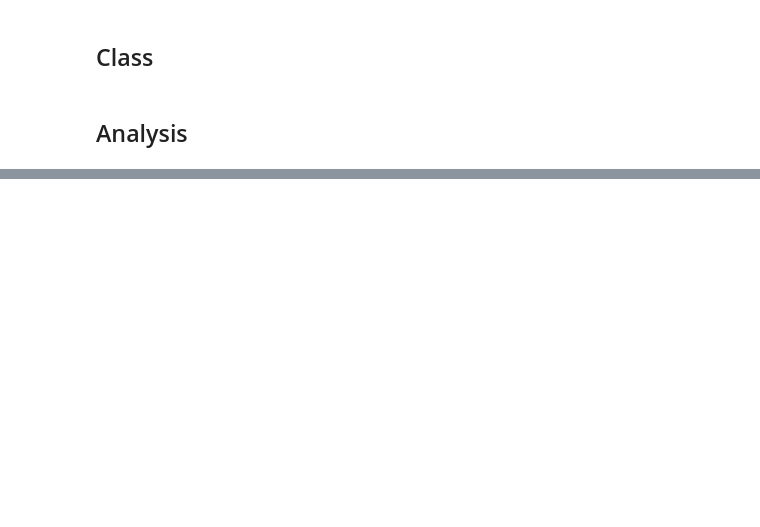
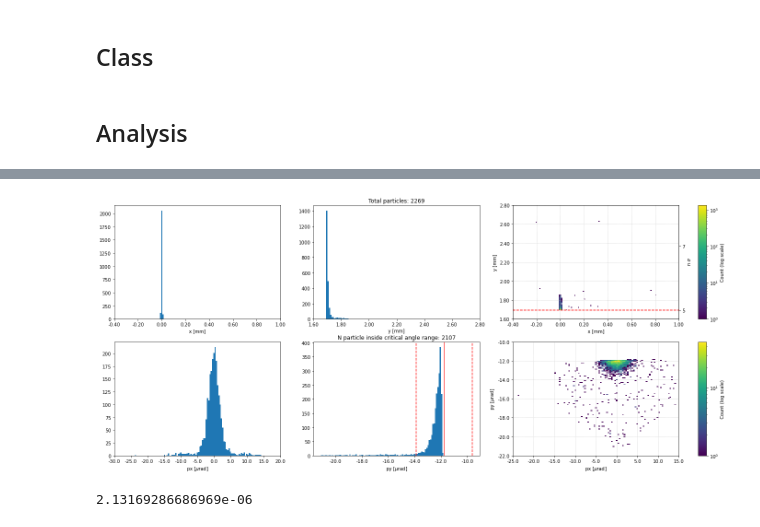
Before and after one commit to chiaramaccani/two_cryst_sim, a Jupyter notebook: Monitors_analysis_notebook.ipynb, the cells around one changed output, grey strips where cells are left out. Drawn from its saved outputs; the diff is of its cells as text; code cells hidden in the pictures; blank space fills up the shorter version.

```diff
--- a/Monitors_analysis_notebook.ipynb
+++ b/Monitors_analysis_notebook.ipynb
@@ -834,0 +840,4 @@ TARGET.data.where(((TARGET.data.loc[ 'x', :, 1] > TARGET.abs_x_low) & (TARGET.da
+# %%
+file_path_xsuite = Path('/eos/home-c/cmaccani/xsuite_sim/twocryst_sim/Condor/TEST__xsuite_20231206-1836/Job.1/Outputdata/')
+file_path_simple = Path('/eos/home-c/cmaccani/xsuite_sim/twocryst_sim/Condor/TEST__simple_model_20231206-1835/Job.1/Outputdata')
+#file_path_simple = Path('/afs/cern.ch/work/c/cmaccani/xsuite_sim/twocryst_sim/Outputdata/Bjorn_model')
@@ -834,0 +946,12 @@ TARGET.data.where(((TARGET.data.loc[ 'x', :, 1] > TARGET.abs_x_low) & (TARGET.da
+# %%
+TCCS_simple.load(list(file_path_simple.glob(f"TCCS*"))[0])
+#TARGET_simple.load(list(file_path_simple.glob(f"TARGET*"))[0])
+TCCP_simple.load(list(file_path_simple.glob(f"TARGET*"))[0])
+# %%
+TCCS_simple.plot_impacting_particles(sigma=True, xpcrit= True)
+# %% [output]
+[figure, added]
+# %%
+TCCS_simple.xp_crit
+# %% [output]
+2.13169286686969e-06
```
Also changed, not shown: parts of 50 cells of this notebook, 12 other files.
